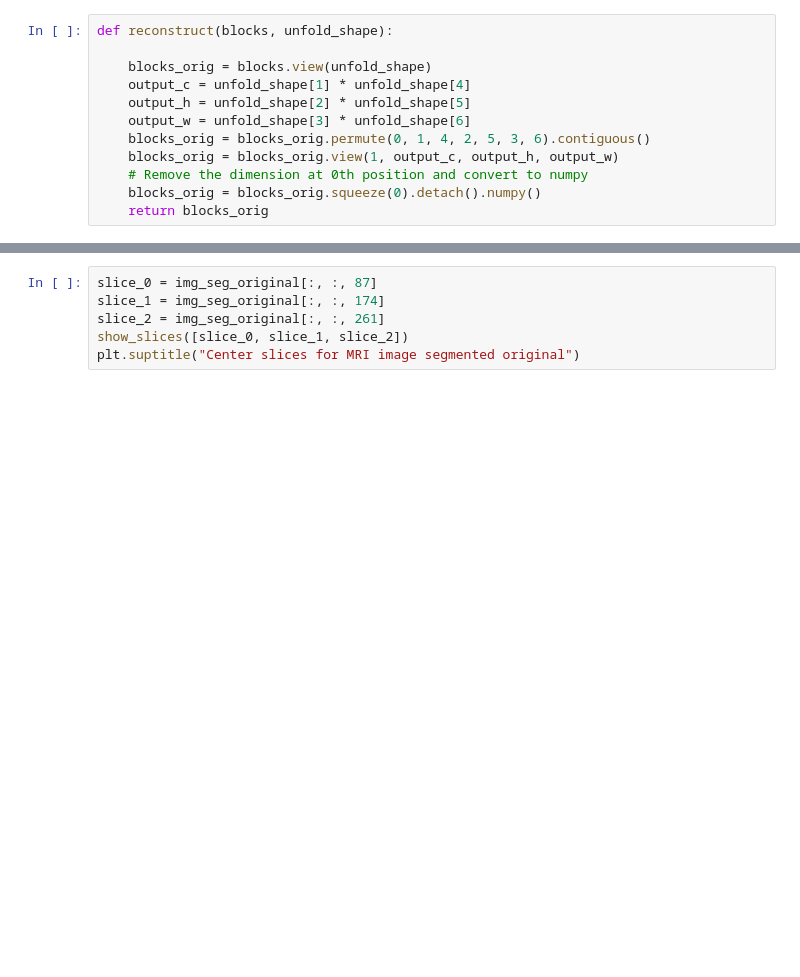
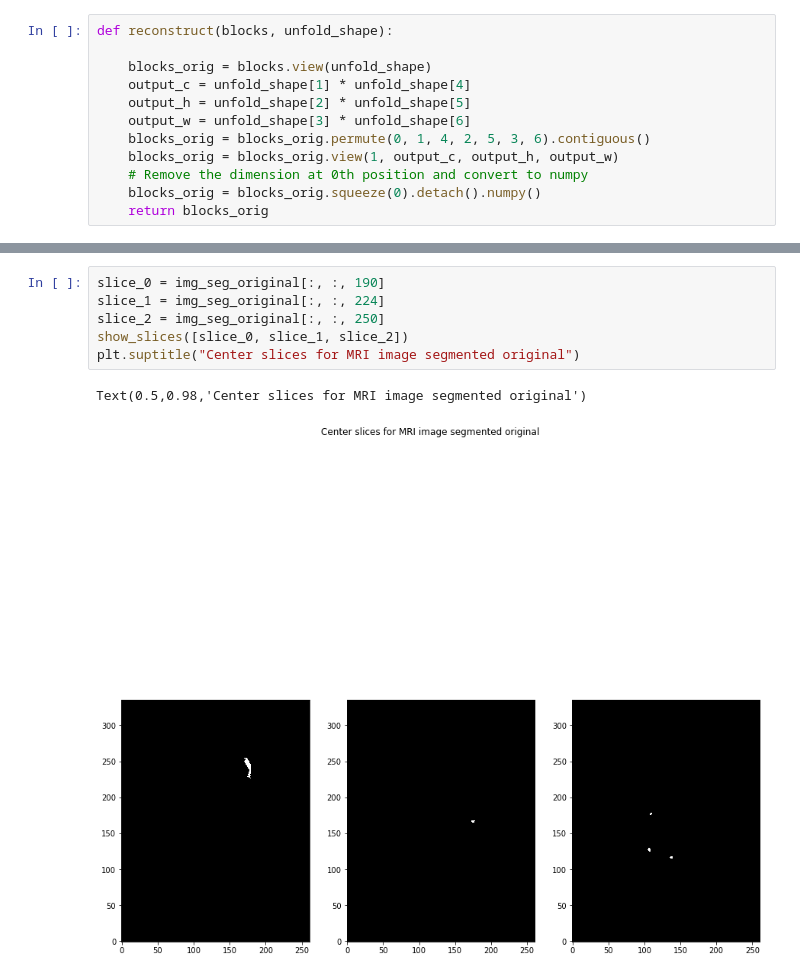
Before and after one commit to shivasanketh-rm/Brain-Lesion-Segmentation-using-Convolutional-Neural-Networks, a Jupyter notebook: V-Net.ipynb, the cells around one changed output, grey strips where cells are left out. Drawn from its saved outputs; the diff is of its cells as text; blank space fills up the shorter version.

```diff
--- a/V-Net.ipynb
+++ b/V-Net.ipynb
@@ -682,9 +595,12 @@ plt.suptitle("Center slices for MRI image segmented by prediction")
 # %%
-slice_0 = img_seg_original[:, :, 87]
-slice_1 = img_seg_original[:, :, 174]
-slice_2 = img_seg_original[:, :, 261]
+slice_0 = img_seg_original[:, :, 190]
+slice_1 = img_seg_original[:, :, 224]
+slice_2 = img_seg_original[:, :, 250]
 show_slices([slice_0, slice_1, slice_2])
 plt.suptitle("Center slices for MRI image segmented original")
+# %% [output]
+Text(0.5,0.98,'Center slices for MRI image segmented original')
+[figure, added]
 # %%
 import time
 
```
Also changed, not shown: parts of 26 cells of this notebook.
